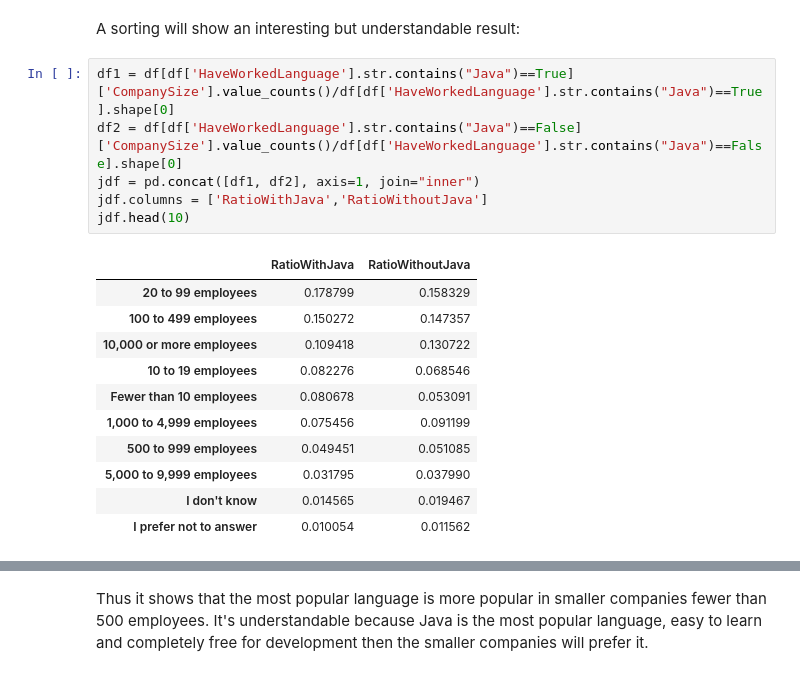
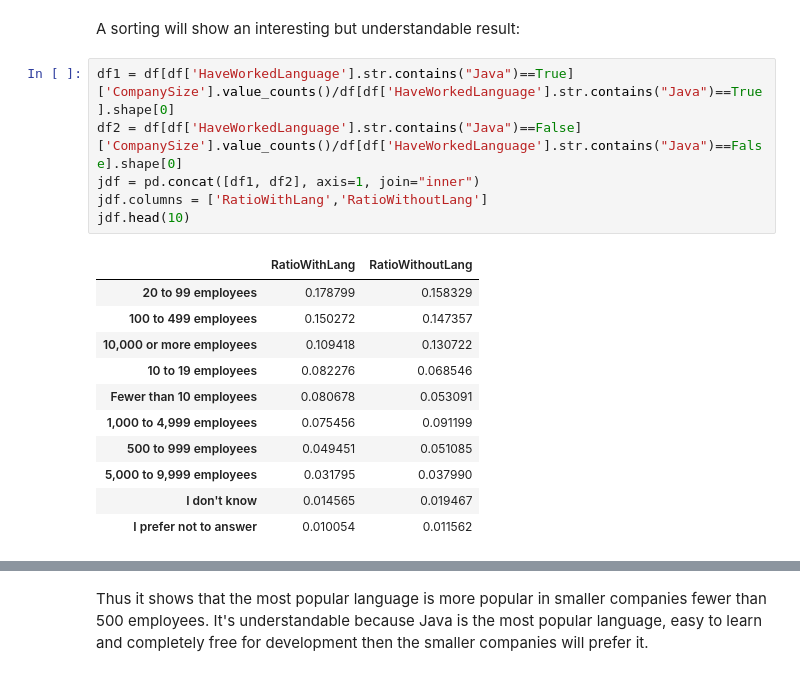
Before and after one commit to trhgvinh/udacity_NanodegreeDS_project1, a Jupyter notebook: Project1.ipynb, the cells around one changed output, grey strips where cells are left out. Cells and saved outputs as stored; diff of their text form.

```diff
--- a/Project1.ipynb
+++ b/Project1.ipynb
@@ -306,11 +306,11 @@ A sorting will show an interesting but understandable result:
 # %%
 df1 = df[df['HaveWorkedLanguage'].str.contains("Java")==True]['CompanySize'].value_counts()/df[df['HaveWorkedLanguage'].str.contains("Java")==True].shape[0]
 df2 = df[df['HaveWorkedLanguage'].str.contains("Java")==False]['CompanySize'].value_counts()/df[df['HaveWorkedLanguage'].str.contains("Java")==False].shape[0]
 jdf = pd.concat([df1, df2], axis=1, join="inner")
-jdf.columns = ['RatioWithJava','RatioWithoutJava']
+jdf.columns = ['RatioWithLang','RatioWithoutLang']
 jdf.head(10)
 # %% [output]
-|  | RatioWithJava | RatioWithoutJava |
+|  | RatioWithLang | RatioWithoutLang |
 | 20 to 99 employees | 0.178799 | 0.158329 |
 | 100 to 499 employees | 0.150272 | 0.147357 |
 | 10,000 or more employees | 0.109418 | 0.130722 |
```
Also changed, not shown: parts of 3 cells of this notebook.
